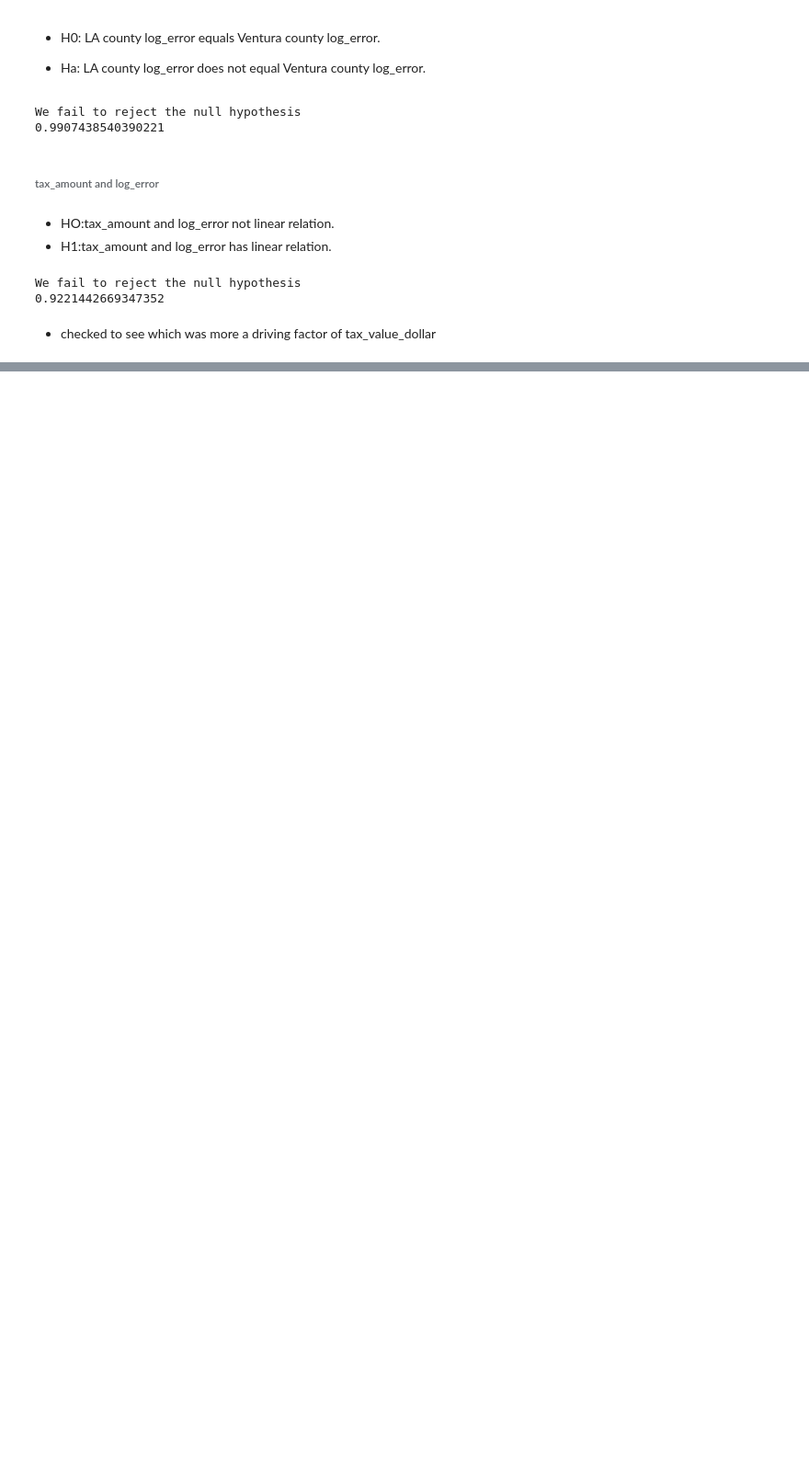
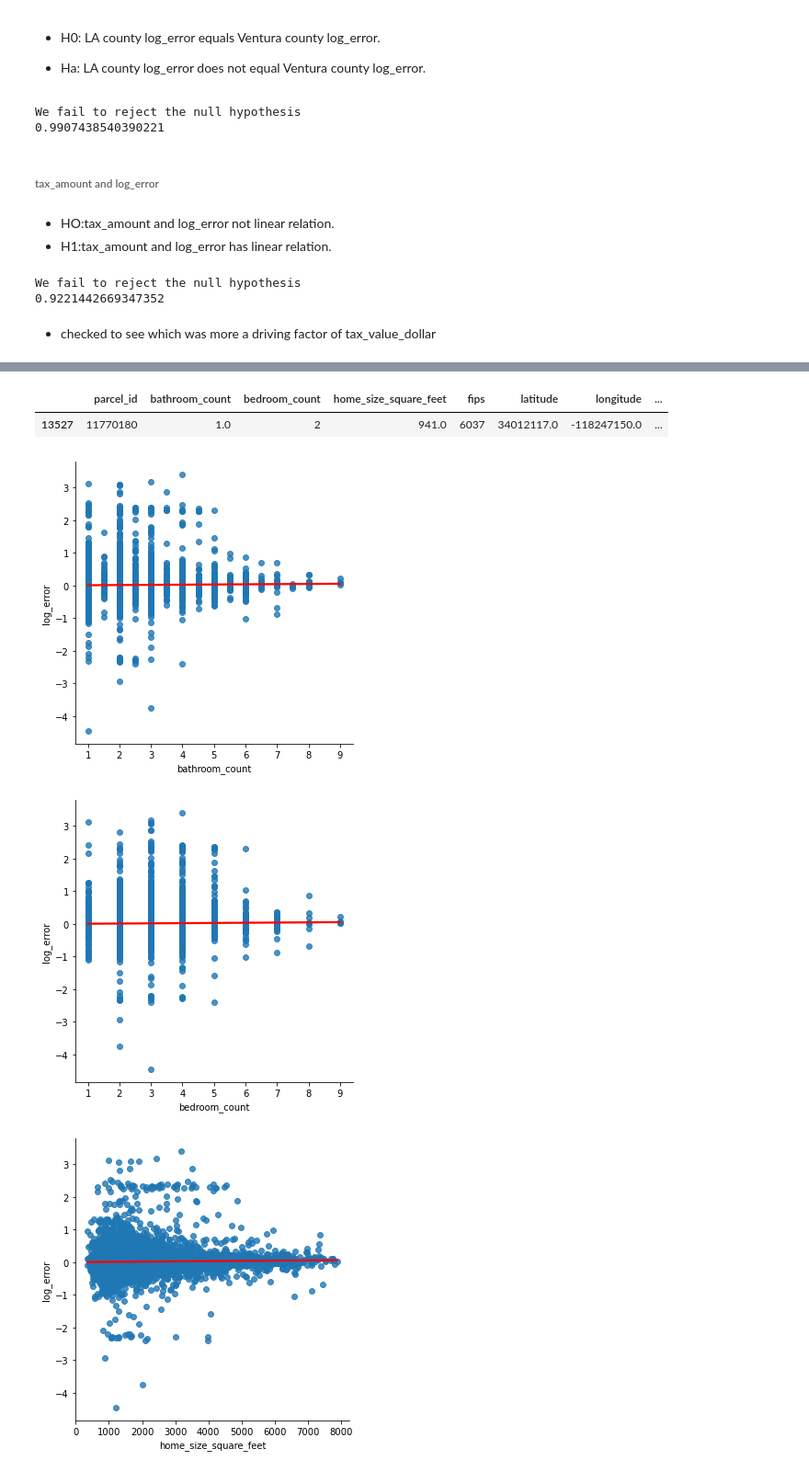
Before and after one commit to Schmidl-Gautam/zillow_clustering, a Jupyter notebook: stats_test.ipynb, the cells around one changed output, grey strips where cells are left out. Shown at 92% size. Saved outputs shown, nothing was run; the diff lists cells and outputs as text; code cells hidden in the pictures; blank space fills up the shorter version.

```diff
--- a/stats_test.ipynb
+++ b/stats_test.ipynb
@@ -89,0 +91,17 @@ r, p
+# %%
+train.head(1)
+# %% [output]
+|  | parcel_id | bathroom_count | bedroom_count | home_size_square_feet | fips | latitude | longitude | ... |
+| 13527 | 11770180 | 1.0 | 2 | 941.0 | 6037 | 34012117.0 | -118247150.0 | ... |
+# %%
+import seaborn as sns
+import matplotlib.pyplot as plt
+col_list = ['parcel_id', 'bathroom_count', 'bedroom_count', 'home_size_square_feet', 'fips', 'latitude', 'longitude', 'lot_size_square_feet', 'raw_census_tract_and_block', 	region_id_city	region_id_county	region_id_zip	year_built	structure_tax_value_price	tax_value_dollar_count	assessment_year	land_tax_value_price	tax_amount	census_tract_and_block	 'transaction_date', 'county']
+col_list = ['bathroom_count', 'bedroom_count', 'home_size_square_feet', 'lot_size_square_feet']
+for col in col_list:
+    sns.lmplot(x=col, y="log_error", data=train, line_kws={'color': 'red'})
+    plt.show()
+# %% [output]
+[figure, added]
+[figure, added]
+[figure, added]
```
Also changed, not shown: parts of 5 cells of this notebook.
